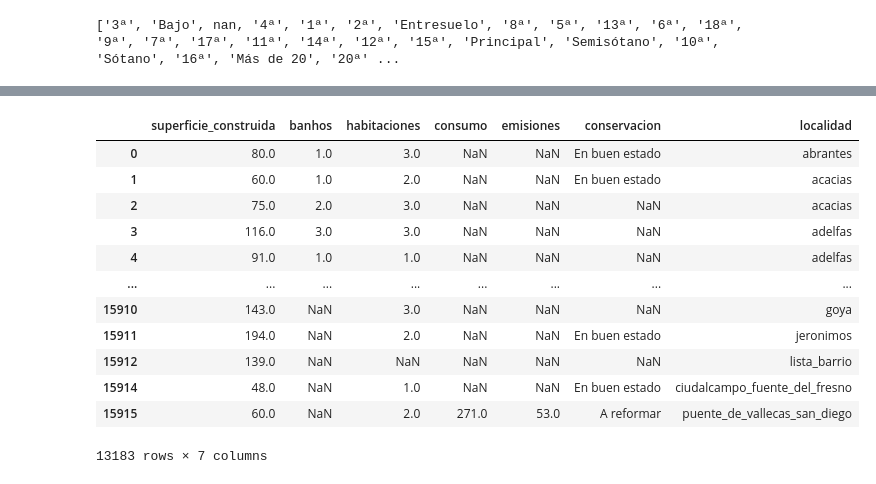
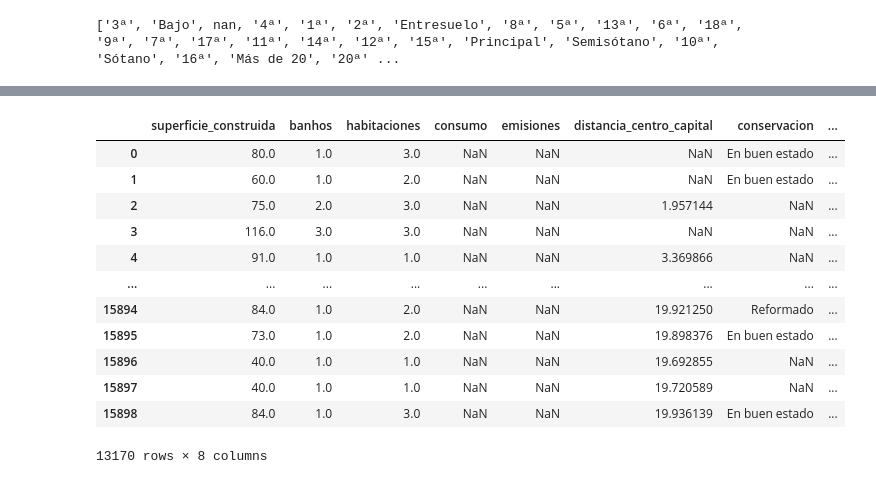
Before and after one commit to LucasDR140603/Proyecto-Pisos, a Jupyter notebook: modelo.ipynb, the cells around one changed output, grey strips where cells are left out. Saved outputs shown, nothing was run; the diff lists cells and outputs as text; code cells hidden in the pictures.

Commit message:
Latitud y Longitud añadidos, intento de trabajar con la distancia al centro de la capital en la regresion lineal (fallido porque el imputer tiene problemas para los NaNs de esos campos)

```diff
--- a/modelo.ipynb
+++ b/modelo.ipynb
@@ -20,0 +170,5 @@ from psycopg import sql
+# %%
+with psycopg.connect(str(os.environ.get('URL'))) as connection:
+    with connection.cursor() as cursor:
+        for fila in df_nuevo[['nombre','latitud','longitud']].values:
+            cursor.execute('update viviendas set latitud=%s,longitud=%s where nombre=%s',(fila[1],fila[2],fila[0]))
@@ -21,6 +204,4 @@ from psycopg import sql
 # %%
-session=boto3.Session()
-s3:client.BaseClient=session.client('s3')
 df:pd.DataFrame=pd.read_csv(io.BytesIO(s3.get_object(Bucket='dataframes-487825334013-eu-north-1-an',Key='datos_crudos.csv')['Body'].read()))
 df_crudo=df.assign(
     descripcion=df['descripcion'].map(lambda x:' '.join(str(x).replace('\n','. ').split())),
@@ -45,7 +226,7 @@ df=df_crudo_notnanprecio.assign(
     gastos_de_comunidad=df_crudo_notnanprecio['gastos_de_comunidad'].fillna('0').map(lambda x:str(x).lower().replace('€','').strip().replace('  ',' ')).map(lambda x:'0' if x in ['sin comunidad','no tiene gastos de comunidad','sin gastos de comunidad','no hay gastos de comunidad xpublicidad en edificio'] else x),
 )
 df_reducido:pd.DataFrame=df[((df['superficie_construida'].between(16,348.5)) | (df['superficie_construida'].isna())) & ((df['superficie_util'].between(16,294.5)) | (df['superficie_util'].isna())) & ((df['banhos'].between(0,6)) | (df['banhos'].isna())) & (df['precio'].between(500,3000000)) & ((df['habitaciones'].between(1,7)) | (df['habitaciones'].isna())) & ((df['superficie_solar'].between(15,4679.875)) | (df['superficie_solar'].isna())) & ((df['precio_superficie'].between(10,13555.5)) | (df['precio_superficie'].isna())) & ((df['consumo'].between(0,471)) | (df['consumo'].isna())) & ((df['emisiones'].between(0,112)) | (df['emisiones'].isna())) & ~((df['conservacion']=='A reformar') & (df['precio']>1246500.0)) & ~((df['conservacion'].isin(['En buen estado'])) & (df['precio']<50000)) & ~((df['conservacion'].isin(['A estrenar','Reformado'])) & (df['precio']<100000)) & ~((df['tipo']=='estudio') & (df['habitaciones']>1))]
-df_reducido
+df_crudo_notnanprecio
 # %% [output]
 |  | nombre | precio | tipo | tipo_de_casa | superficie_util | conservacion | superficie_solar | planta | ... |
 | 0 | apartamento-abrantes-65041026653_... | 295000.0 | apartamento | NaN | 74.0 | En buen estado | NaN | 3ª | ... |
@@ -264,3 +443,12 @@ print(list(df['planta'].unique()))
+# %%
+def haverstine(lat1:float,lat2:float,lon1:float,lon2:float)->float:
+    rlat1,rlat2,rlon1,rlon2=map(np.radians,[lat1,lat2,lon1,lon2])
+    dlat=rlat2-rlat1
+    dlon=rlon2-rlon1
+    a = np.sin(dlat/2.0)**2 + np.cos(rlat1) * np.cos(rlat2) * np.sin(dlon/2.0)**2
+    c = 2 * np.arcsin(np.sqrt(a))
+    return c*6371.0
+df_reducido=df_reducido.assign(distancia_centro_capital=[haverstine(coordenadas[0],40.416621,coordenadas[1],-3.703823) for coordenadas in df_reducido[['latitud','longitud']].values])
 # %%
 sns.heatmap(
     data=df_reducido.corr(numeric_only=True,method='pearson'),
@@ -277,22 +465,27 @@ sns.heatmap(
 # %%
-x:pd.DataFrame=df_reducido[['superficie_construida','banhos','habitaciones','consumo','emisiones','conservacion','localidad']].dropna(subset=['superficie_construida'])
+x:pd.DataFrame=df_reducido[['superficie_construida','banhos','habitaciones','consumo','emisiones','distancia_centro_capital','conservacion','localidad']].dropna(subset=['superficie_construida'])
 y:pd.Series=df_reducido.loc[x.index]['precio']
 # %%
+for localidad in x['localidad'].unique():
+    for i,fila in enumerate(x.values):
+        if x.iloc[i]['localidad']==localidad and len(x[x['localidad']==localidad])>1:
+            x.loc[x.index[i],'distancia_centro_capital']=None
+            break
 x
 # %% [output]
-|  | superficie_construida | banhos | habitaciones | consumo | emisiones | conservacion | localidad |
-| 0 | 80.0 | 1.0 | 3.0 | NaN | NaN | En buen estado | abrantes |
-| 1 | 60.0 | 1.0 | 2.0 | NaN | NaN | En buen estado | acacias |
-| 2 | 75.0 | 2.0 | 3.0 | NaN | NaN | NaN | acacias |
-| 3 | 116.0 | 3.0 | 3.0 | NaN | NaN | NaN | adelfas |
-| 4 | 91.0 | 1.0 | 1.0 | NaN | NaN | NaN | adelfas |
-| ... | ... | ... | ... | ... | ... | ... | ... |
-| 15910 | 143.0 | NaN | 3.0 | NaN | NaN | NaN | goya |
-| 15911 | 194.0 | NaN | 2.0 | NaN | NaN | En buen estado | jeronimos |
-| 15912 | 139.0 | NaN | NaN | NaN | NaN | NaN | lista_barrio |
-| 15914 | 48.0 | NaN | 1.0 | NaN | NaN | En buen estado | ciudalcampo_fuente_del_fresno |
-| 15915 | 60.0 | NaN | 2.0 | 271.0 | 53.0 | A reformar | puente_de_vallecas_san_diego |
+|  | superficie_construida | banhos | habitaciones | consumo | emisiones | distancia_centro_capital | conservacion | ... |
+| 0 | 80.0 | 1.0 | 3.0 | NaN | NaN | NaN | En buen estado | ... |
+| 1 | 60.0 | 1.0 | 2.0 | NaN | NaN | NaN | En buen estado | ... |
+| 2 | 75.0 | 2.0 | 3.0 | NaN | NaN | 1.957144 | NaN | ... |
+| 3 | 116.0 | 3.0 | 3.0 | NaN | NaN | NaN | NaN | ... |
+| 4 | 91.0 | 1.0 | 1.0 | NaN | NaN | 3.369866 | NaN | ... |
+| ... | ... | ... | ... | ... | ... | ... | ... | ... |
+| 15894 | 84.0 | 1.0 | 2.0 | NaN | NaN | 19.921250 | Reformado | ... |
+| 15895 | 73.0 | 1.0 | 2.0 | NaN | NaN | 19.898376 | En buen estado | ... |
+| 15896 | 40.0 | 1.0 | 1.0 | NaN | NaN | 19.692855 | NaN | ... |
+| 15897 | 40.0 | 1.0 | 1.0 | NaN | NaN | 19.720589 | NaN | ... |
+| 15898 | 84.0 | 1.0 | 3.0 | NaN | NaN | 19.936139 | En buen estado | ... |
-13183 rows × 7 columns
+13170 rows × 8 columns
 # %%
 xtrain,xtest,ytrain,ytest=train_test_split(x,y,test_size=0.15,random_state=42)
 xtrain:pd.DataFrame=cast(pd.DataFrame,xtrain)
```
Also changed, not shown: parts of 30 cells of this notebook, 5 other files.
